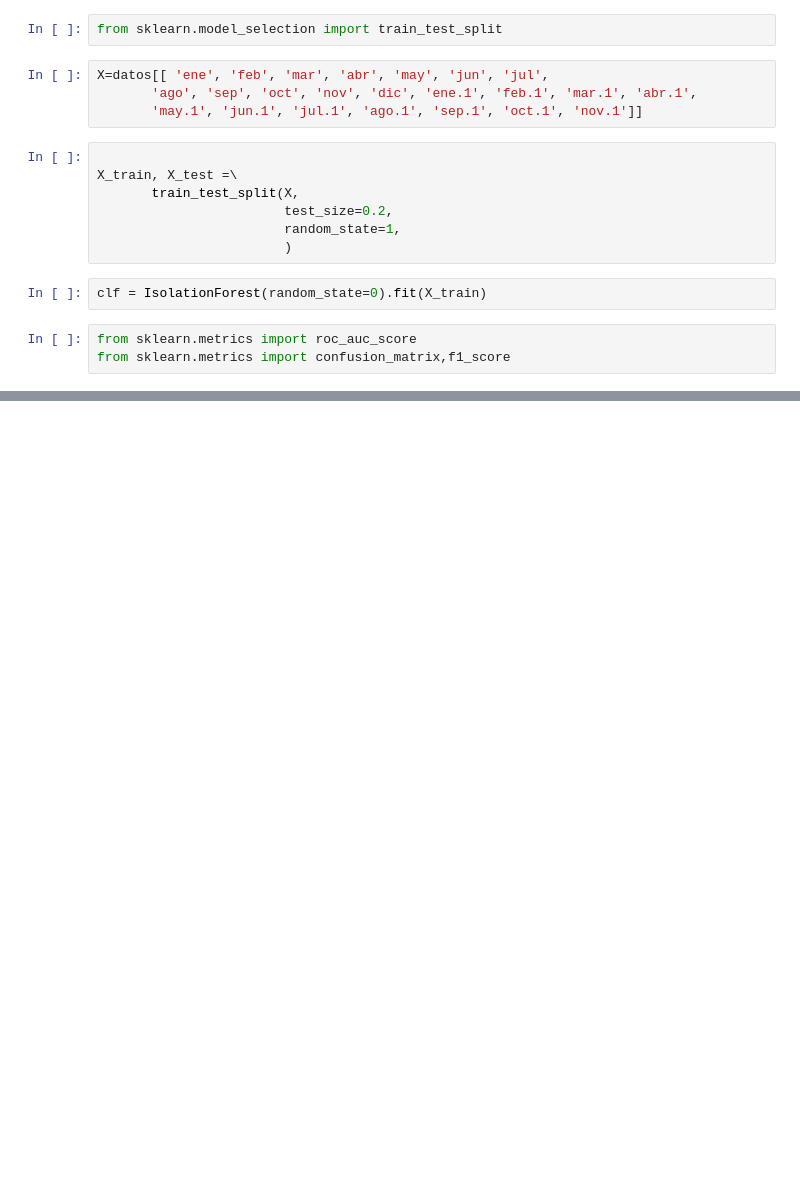
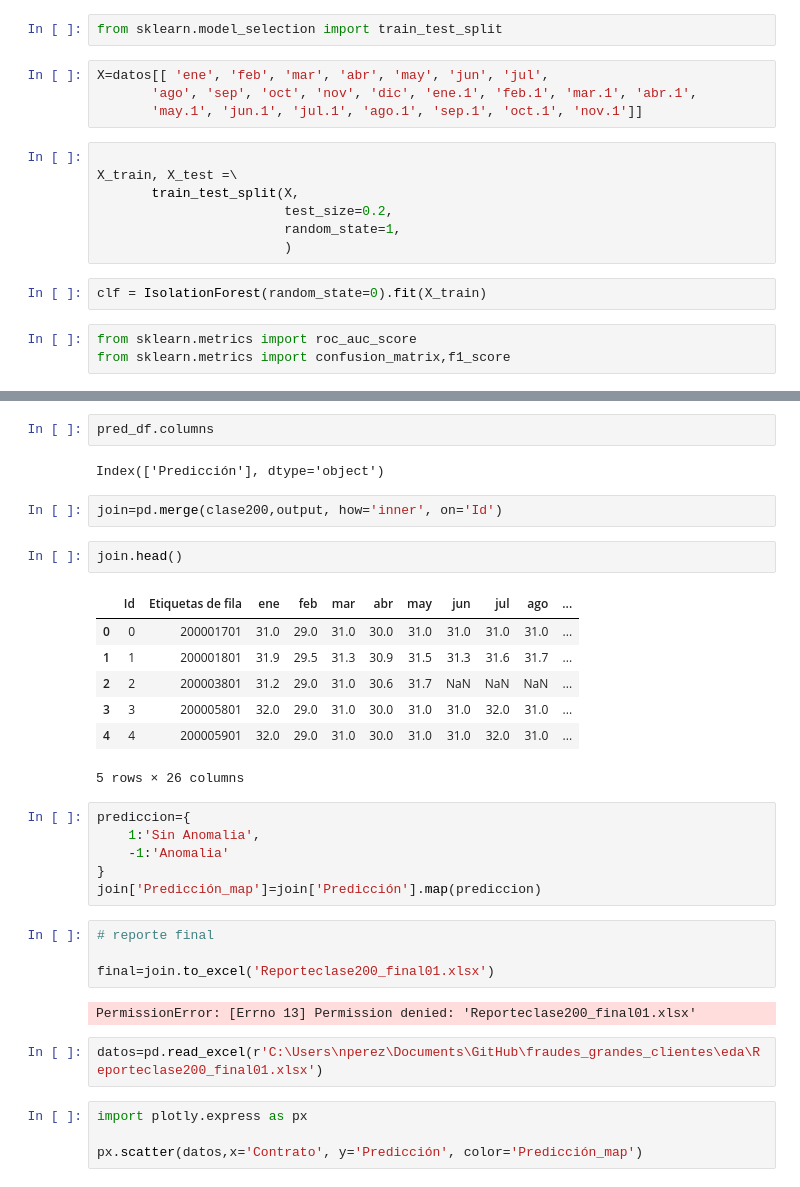
Before and after one commit to napo1998delsur/fraudes_grandes_clientes, a Jupyter notebook: eda/voltajesclase200.ipynb, the cells around one changed output, grey strips where cells are left out. Cells and saved outputs as stored; diff of their text form; blank space fills up the shorter version.

```diff
--- a/eda/voltajesclase200.ipynb
+++ b/eda/voltajesclase200.ipynb
@@ -302,0 +347,34 @@ UsageError: Line magic function `%%timeit` not found.
+# %%
+pred_df.columns
+# %% [output]
+Index(['Predicción'], dtype='object')
+# %%
+join=pd.merge(clase200,output, how='inner', on='Id')
+# %%
+join.head()
+# %% [output]
+|  | Id | Etiquetas de fila | ene | feb | mar | abr | may | jun | jul | ago | ... |
+| 0 | 0 | 200001701 | 31.0 | 29.0 | 31.0 | 30.0 | 31.0 | 31.0 | 31.0 | 31.0 | ... |
+| 1 | 1 | 200001801 | 31.9 | 29.5 | 31.3 | 30.9 | 31.5 | 31.3 | 31.6 | 31.7 | ... |
+| 2 | 2 | 200003801 | 31.2 | 29.0 | 31.0 | 30.6 | 31.7 | NaN | NaN | NaN | ... |
+| 3 | 3 | 200005801 | 32.0 | 29.0 | 31.0 | 30.0 | 31.0 | 31.0 | 32.0 | 31.0 | ... |
+| 4 | 4 | 200005901 | 32.0 | 29.0 | 31.0 | 30.0 | 31.0 | 31.0 | 32.0 | 31.0 | ... |
+5 rows × 26 columns
+# %%
+prediccion={
+    1:'Sin Anomalia',
+    -1:'Anomalia'
+}
+join['Predicción_map']=join['Predicción'].map(prediccion)
+# %%
+# reporte final
+
+final=join.to_excel('Reporteclase200_final01.xlsx')
+# %% [output]
+PermissionError: [Errno 13] Permission denied: 'Reporteclase200_final01.xlsx'
+# %%
+datos=pd.read_excel(r'C:\Users\nperez\Documents\GitHub\fraudes_grandes_clientes\eda\Reporteclase200_final01.xlsx')
+# %%
+import plotly.express as px
+
+px.scatter(datos,x='Contrato', y='Predicción', color='Predicción_map')
```
Also changed, not shown: parts of 27 cells of this notebook, 5 other files.
